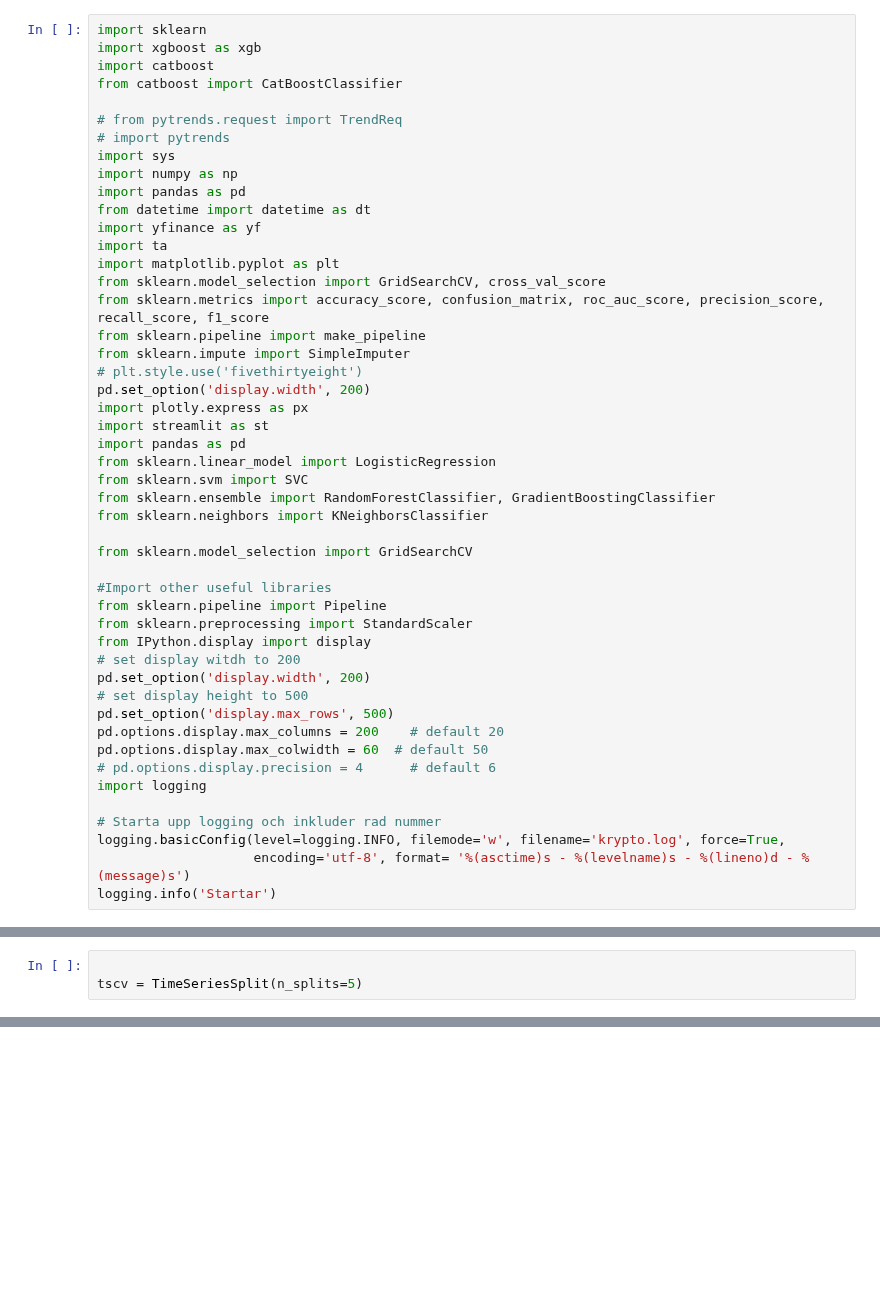
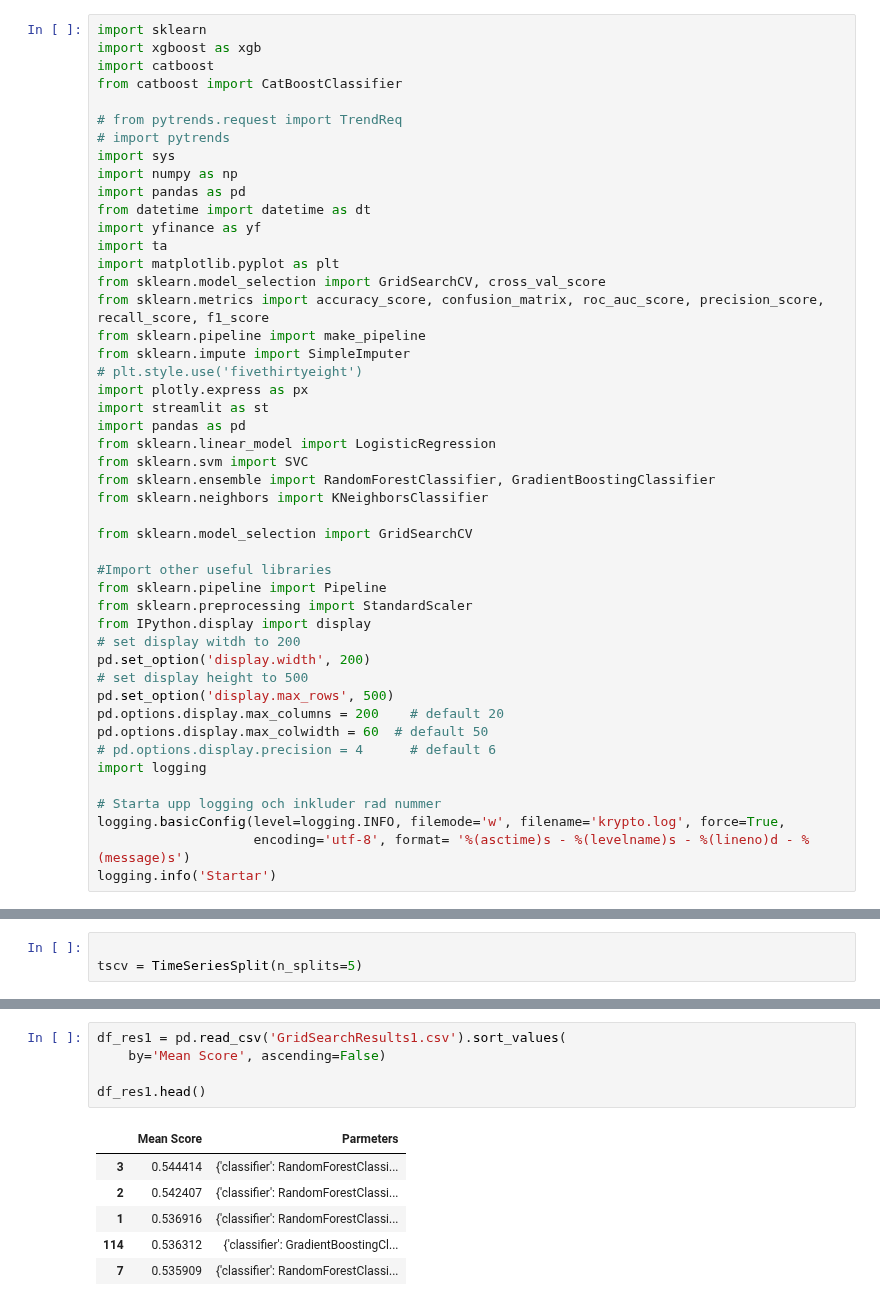
Before and after one commit to carokanns/the_new_Krypto, a Jupyter notebook: my_testa_modeller.ipynb, the cells around one changed output, grey strips where cells are left out. Saved outputs shown, nothing was run; the diff lists cells and outputs as text; blank space fills up the shorter version.

Commit message:
Run GridSearchCV

```diff
--- a/my_testa_modeller.ipynb
+++ b/my_testa_modeller.ipynb
@@ -31,7 +31,6 @@ from sklearn.metrics import accuracy_score, confusion_matrix, roc_auc_score, pre
 from sklearn.pipeline import make_pipeline
 from sklearn.impute import SimpleImputer
 # plt.style.use('fivethirtyeight')
-pd.set_option('display.width', 200)
 import plotly.express as px
 import streamlit as st
 import pandas as pd
@@ -547,0 +545,12 @@ df = pd.DataFrame(list(zip(means, params_summary)),
+# %%
+df_res1 = pd.read_csv('GridSearchResults1.csv').sort_values(
+    by='Mean Score', ascending=False)
+
+df_res1.head()
+# %% [output]
+|  | Mean Score | Parmeters |
+| 3 | 0.544414 | {'classifier': RandomForestClassi... |
+| 2 | 0.542407 | {'classifier': RandomForestClassi... |
+| 1 | 0.536916 | {'classifier': RandomForestClassi... |
+| 114 | 0.536312 | {'classifier': GradientBoostingCl... |
+| 7 | 0.535909 | {'classifier': RandomForestClassi... |
```
Also changed, not shown: parts of 19 cells of this notebook, 7 other files.
